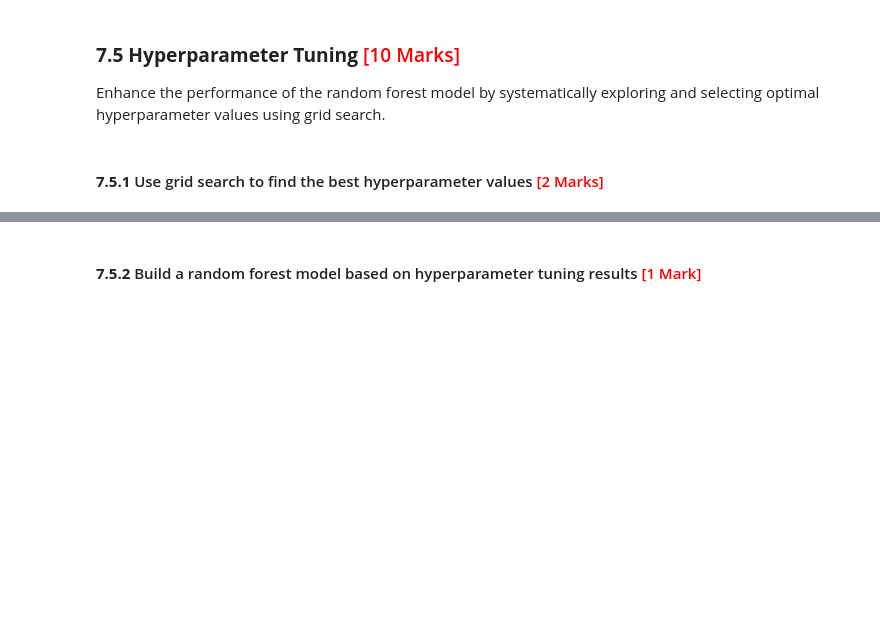
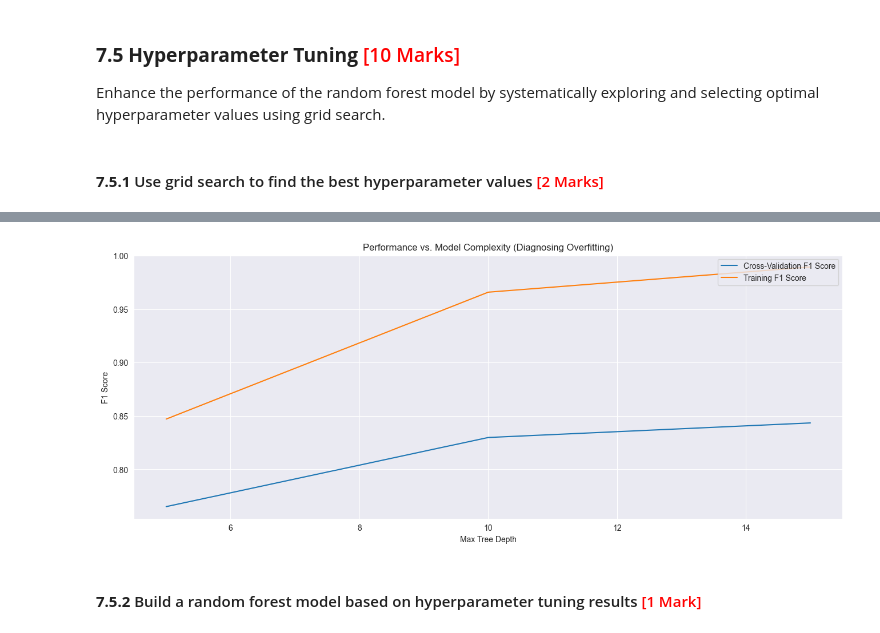
Before and after one commit to jagdsh/model_selection_insurance_fraud_claim, a Jupyter notebook: Fraudulent_Claim_Detection_Starter.ipynb, the cells around one changed output, grey strips where cells are left out. Saved outputs shown, nothing was run; the diff lists cells and outputs as text; code cells hidden in the pictures; blank space fills up the shorter version.

Commit message:
[Add] random forest prediction

```diff
--- a/Fraudulent_Claim_Detection_Starter.ipynb
+++ b/Fraudulent_Claim_Detection_Starter.ipynb
@@ -1589,11 +1589,10 @@ feature_importance_df
 90 rows × 2 columns
 # %%
 # Select features with high importance scores
-important_features = feature_importance_df[feature_importance_df['Importance'] > 0.03]
+important_features = feature_importance_df[feature_importance_df['Importance'] > 0.001]
 # Create a new training data with only the selected features
 X_train_important_feature = X_train_sm[important_features['Feature']]
 X_validation_important_feature = X_dummies_validation_df[important_features['Feature']]
-del X_train_sm
 X_train_important_feature
 # %% [output]
 |  | valid_single_collision_damage | total_claim_amount | months_as_customer | incident_hour_of_the_day | ... |
@@ -1736,0 +1733,24 @@ Test F1 Score: 0.7271
+# %%
+# Use grid search to find the best hyperparamter values
+from sklearn.model_selection import KFold
+
+def use_grid_search_cv(X_train_grid_cv, y_train_grid_cv):
+    folds = KFold(n_splits = 5, shuffle = True, random_state = 100)
+    hyper_params = {
+    'max_depth': [5, 10, 15],
+    'n_estimators': [100, 200],
+    'min_samples_split': [5, 10]
+}
+    model_cv = GridSearchCV(estimator = rf,
+                            param_grid = hyper_params,
+                            scoring= 'f1',
+                            cv = folds,
+                            verbose = 1,
+                            return_train_score=True)
+
+    model_cv.fit(X_train_grid_cv, y_train_grid_cv)
+    return model_cv.cv_results_
+
+cv_results = use_grid_search_cv(X_train_important_feature, y_resampled_dummies_df)
+cv_results
+# Best Hyperparameters
@@ -1737,3 +1776,20 @@ Test F1 Score: 0.7271
+# %%
+# plotting cv results
+plt.figure(figsize=(16,6))
+
+plot_param = 'param_max_depth'
+grouped_results = pd.DataFrame(cv_results).groupby(plot_param)[['mean_test_score', 'mean_train_score']].mean().reset_index()
+
+
+plt.plot(grouped_results[plot_param], grouped_results['mean_test_score'], label='Cross-Validation F1 Score')
+plt.plot(grouped_results[plot_param], grouped_results["mean_train_score"], label='Training F1 Score')
+plt.xlabel('Max Tree Depth')
+plt.ylabel('F1 Score')
+plt.title("Performance vs. Model Complexity (Diagnosing Overfitting)")
+plt.legend(loc='upper right')
+plt.grid(True)
+# %% [output]
+[figure, added]
 # %% [markdown]
 #### **7.5.2** Build a random forest model based on hyperparameter tuning results <font color = red>[1 Mark]</font>
 # %%
```
Also changed, not shown: parts of 20 cells of this notebook.
